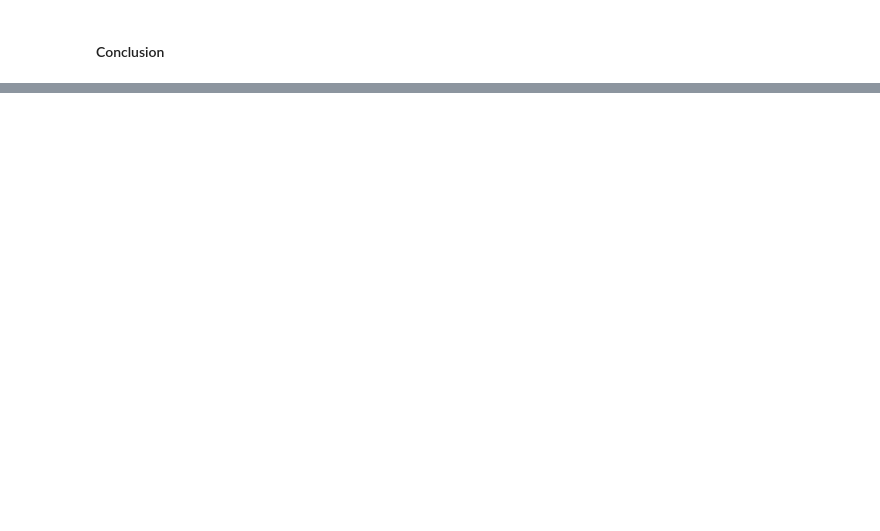
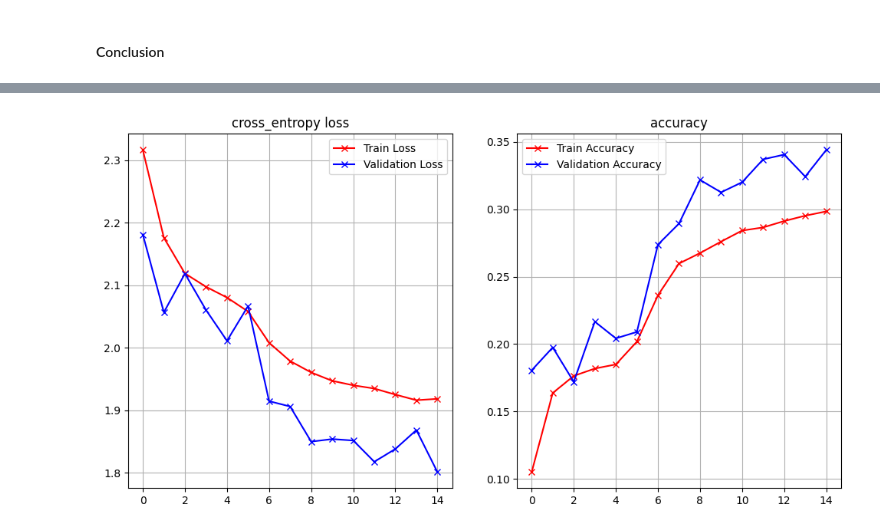
Before and after one commit to 3R3NY34G3R/CPE313---Advanced-Machine-Learning-and-Deep-Learning, a Jupyter notebook: Hands_on_Activity_2_3_Regularization.ipynb, the cells around one changed output, grey strips where cells are left out. Drawn from its saved outputs; the diff is of its cells as text; code cells hidden in the pictures; blank space fills up the shorter version.

```diff
--- a/Hands_on_Activity_2_3_Regularization.ipynb
+++ b/Hands_on_Activity_2_3_Regularization.ipynb
@@ -237,0 +388,12 @@ Interpret the result
+# %%
+model_34 = Sequential()
+model_34.add(Input((3072,)))
+model_34.add(Dense(600, activation='sigmoid'))
+model_34.add(Dropout(0.5))
+model_34.add(Dense(700, activation='relu'))
+model_34.add(Dropout(0.5))
+model_34.add(Dense(500, activation='sigmoid'))
+model_34.add(Dropout(0.6))
+model_34.add(Dense(200, activation='relu'))
+model_34.add(Dropout(0.7))
+model_34.add(Dense(10, activation='softmax'))
@@ -237,0 +424,13 @@ Interpret the result
+# %%
+learning_rate = 0.001
+model_34.compile(loss='categorical_crossentropy',
+              optimizer=RMSprop(learning_rate=learning_rate),
+              metrics=['accuracy'])
+batch_size = 128
+epochs = 15
+history = model_34.fit(
+    x_train, y_train,
+    batch_size=batch_size,
+    epochs=epochs,
+    verbose=1,
+    validation_data=(x_test, y_test))
@@ -237,0 +462,22 @@ Interpret the result
+# %%
+def plot_loss_accuracy(history):
+    fig = plt.figure(figsize=(12, 6))
+    ax = fig.add_subplot(1, 2, 1)
+    ax.plot(history.history["loss"],'r-x', label="Train Loss")
+    ax.plot(history.history["val_loss"],'b-x', label="Validation Loss")
+    ax.legend()
+    ax.set_title('cross_entropy loss')
+    ax.grid(True)
+
+
+    ax = fig.add_subplot(1, 2, 2)
+    ax.plot(history.history["accuracy"],'r-x', label="Train Accuracy")
+    ax.plot(history.history["val_accuracy"],'b-x', label="Validation Accuracy")
+    ax.legend()
+    ax.set_title('accuracy')
+    ax.grid(True)
+
+
+plot_loss_accuracy(history)
+# %% [output]
+[figure, added]
```
Also changed, not shown: parts of 31 cells of this notebook.
